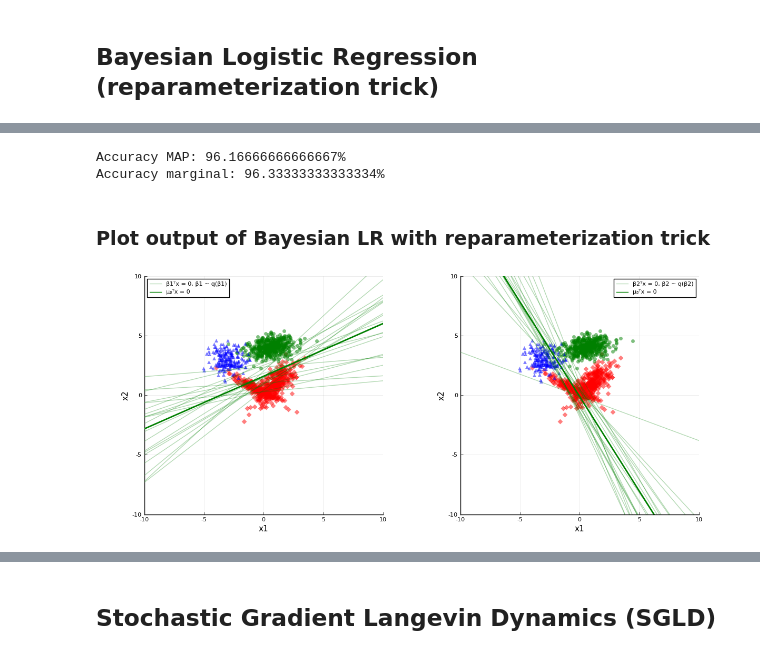
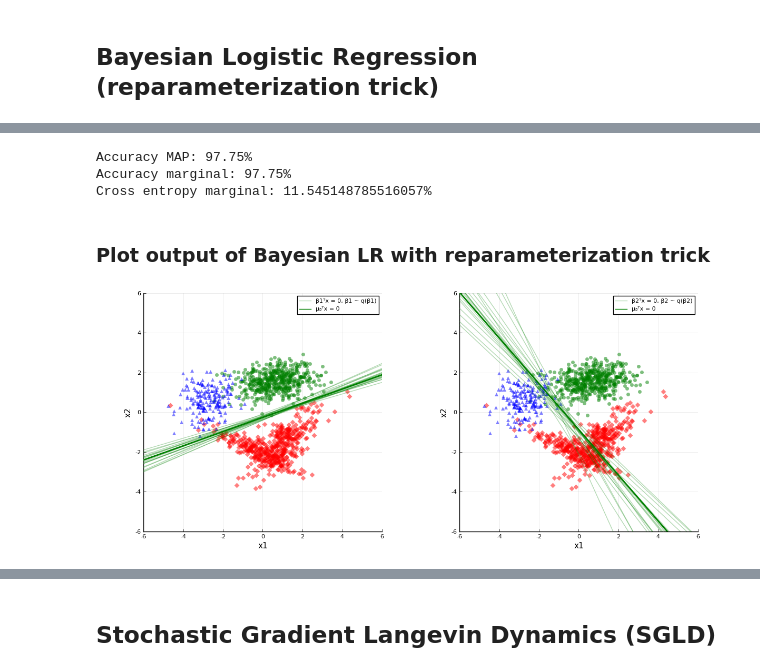
Before and after one commit to fnlandini/BayesianModels, a Jupyter notebook: examples/LogisticRegression.ipynb, the cells around one changed output, grey strips where cells are left out. Cells and saved outputs as stored; diff of their text form; code cells hidden in the pictures.

```diff
--- a/examples/LogisticRegression.ipynb
+++ b/examples/LogisticRegression.ipynb
@@ -496,16 +587,16 @@ Accuracy: 97.5%
 pdec1 = plot(
     size=(500, 500),
     aspect_ratio=:equal,
-    xlims=(-10, 10),
-    ylims=(-10, 10),
+    xlims=(-6, 6),
+    ylims=(-6, 6),
     xlabel="x1",
     ylabel="x2"
 )
 
-plotdata!(pdec1, x1_test, x2_test, x3_test)
+plotdata!(pdec1, x1_test_norm, x2_test_norm, x3_test_norm)
 
-w = β[1, 1:size(X_test,1)]
-w₀ = β[1, size(X_test,1)+1]
+w = β[1, 1:size(X_test_norm,1)]
+w₀ = β[1, size(X_test_norm,1)+1]
 
 label = "β1ᵀx = 0"
 plotdecisionline!(pdec1, w, w₀, line = (:green, 0.3), label=label)
@@ -516,16 +607,16 @@ plotdecisionline!(pdec1, w, w₀, line = (:green, 0.3), label=label)
 pdec2 = plot(
     size=(500, 500),
     aspect_ratio=:equal,
-    xlims=(-10, 10),
-    ylims=(-10, 10),
+    xlims=(-6, 6),
+    ylims=(-6, 6),
     xlabel="x1",
     ylabel="x2"
 )
 
-plotdata!(pdec2, x1_test, x2_test, x3_test)
+plotdata!(pdec2, x1_test_norm, x2_test_norm, x3_test_norm)
 
-w = β[2, 1:size(X_test,1)]
-w₀ = β[2, size(X_test,1)+1]
+w = β[2, 1:size(X_test_norm,1)]
+w₀ = β[2, size(X_test_norm,1)+1]
 
 label = "β2ᵀx = 0"
 plotdecisionline!(pdec2, w, w₀, line = (:green, 0.3), label=label)
@@ -758,71 +862,73 @@ plot(llk_plot, Dkl_plot, elbo_plot, layout = (3,1), legend=false)
 # %%
-print("Accuracy MAP: $(100*accuracy_map(μ, X_test, z_test))%\n")
-print("Accuracy marginal: $(100*accuracy_marginal(μ, λ, X_test, z_test))%\n")
+print("Accuracy MAP: $(100*accuracy_map(μ, X_test_norm, z_test))%\n")
+print("Accuracy marginal: $(100*accuracy_marginal(μ, λ, X_test_norm, z_test))%\n")
+print("Cross entropy marginal: $(100*cross_entropy_marginal(μ, λ, X_test_norm, z_test))%\n")
 # %% [output]
-Accuracy MAP: 96.16666666666667%
-Accuracy marginal: 96.33333333333334%
+Accuracy MAP: 97.75%
+Accuracy marginal: 97.75%
+Cross entropy marginal: 11.545148785516057%
 # %% [markdown]
 ### Plot output of Bayesian LR with reparameterization trick
 # %%
 pdec1 = plot(
     size=(500, 500),
     aspect_ratio=:equal,
-    xlims=(-10, 10),
-    ylims=(-10, 10),
+    xlims=(-6, 6),
+    ylims=(-6, 6),
     xlabel="x1",
     ylabel="x2"
 )
 
-plotdata!(pdec1, x1_test, x2_test, x3_test)
+plotdata!(pdec1, x1_test_norm, x2_test_norm, x3_test_norm)
 
 for i in 1:20
-    ϵ1 = randn(size(X_test, 1)+1)
+    ϵ1 = randn(size(X_test_norm, 1)+1)
     β1 = μ[1,:] + diagm(exp.(.5 * λ[1,:])) * ϵ1
 
-    w = β1[1:size(X_test,1)]
-    w₀ = β1[size(X_test,1)+1]
+    w = β1[1:size(X_test_norm,1)]
+    w₀ = β1[size(X_test_norm,1)+1]
 
     label = i > 1 ? "" : "β1ᵀx = 0, β1 ∼ q(β1)"
     plotdecisionline!(pdec1, w, w₀, line = (:green, 0.3), label=label)
 end
 
-w = μ[1,1:size(X_test,1)]
-w₀ = μ[1,size(X_test,1)+1]
+w = μ[1,1:size(X_test_norm,1)]
+w₀ = μ[1,size(X_test_norm,1)+1]
 plotdecisionline!(pdec1, w, w₀, line = (:green), linewidth=2, label="μᵦᵀx = 0")
 
 
 ###################################################
 
 pdec2 = plot(
     size=(500, 500),
     aspect_ratio=:equal,
-    xlims=(-10, 10),
-    ylims=(-10, 10),
+    xlims=(-6, 6),
+    ylims=(-6, 6),
     xlabel="x1",
     ylabel="x2"
 )
 
-plotdata!(pdec2, x1_test, x2_test, x3_test)
+plotdata!(pdec2, x1_test_norm, x2_test_norm, x3_test_norm)
 
 for i in 1:20
-    ϵ2 = randn(size(X_test, 1)+1)
+    ϵ2 = randn(size(X_test_norm, 1)+1)
     β2 = μ[2,:] + diagm(exp.(.5 * λ[2,:])) * ϵ2
 
-    w = β2[1:size(X_test,1)]
-    w₀ = β2[size(X_test,1)+1]
+    w = β2[1:size(X_test_norm,1)]
+    w₀ = β2[size(X_test_norm,1)+1]
 
     label = i > 1 ? "" : "β2ᵀx = 0, β2 ∼ q(β2)"
     plotdecisionline!(pdec2, w, w₀, line = (:green, 0.3), label=label)
 end
 
-w = μ[2,1:size(X_test,1)]
-w₀ = μ[2,size(X_test,1)+1]
+w = μ[2,1:size(X_test_norm,1)]
+w₀ = μ[2,size(X_test_norm,1)+1]
 plotdecisionline!(pdec2, w, w₀, line = (:green), linewidth=2, label="μᵦᵀx = 0")
 
 l = @layout [a b]
 plot(pdec1, pdec2, layout = l, size = (1200, 500))
 # %% [output]
-[figure, old version]
+[figure, new version]
 # %%
 l = @layout [a b]
 ppost1 = plot(xlims = (-4, 4), ylims = (-4, 4),
```
Also changed, not shown: parts of 28 cells of this notebook.
